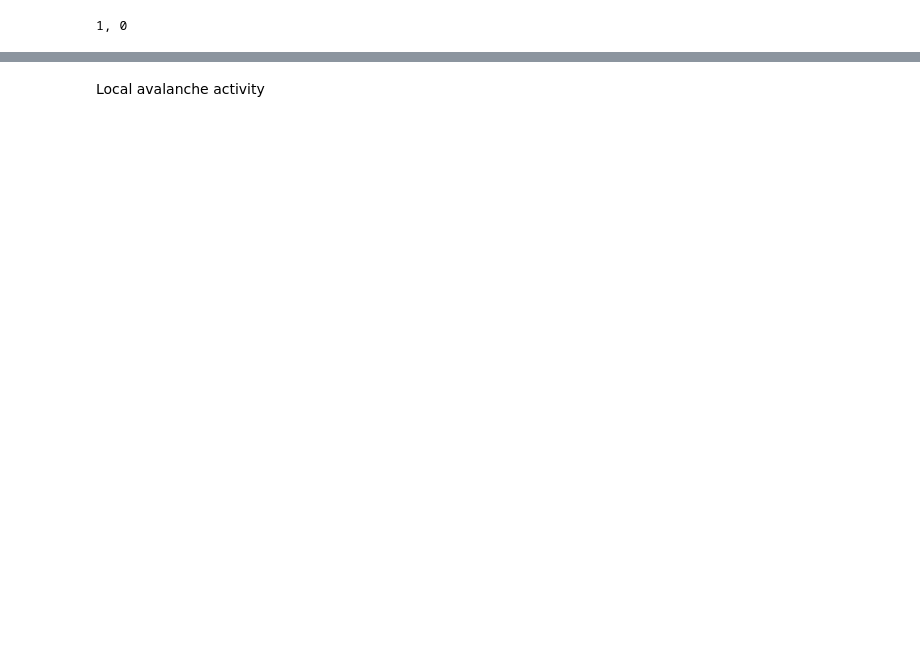
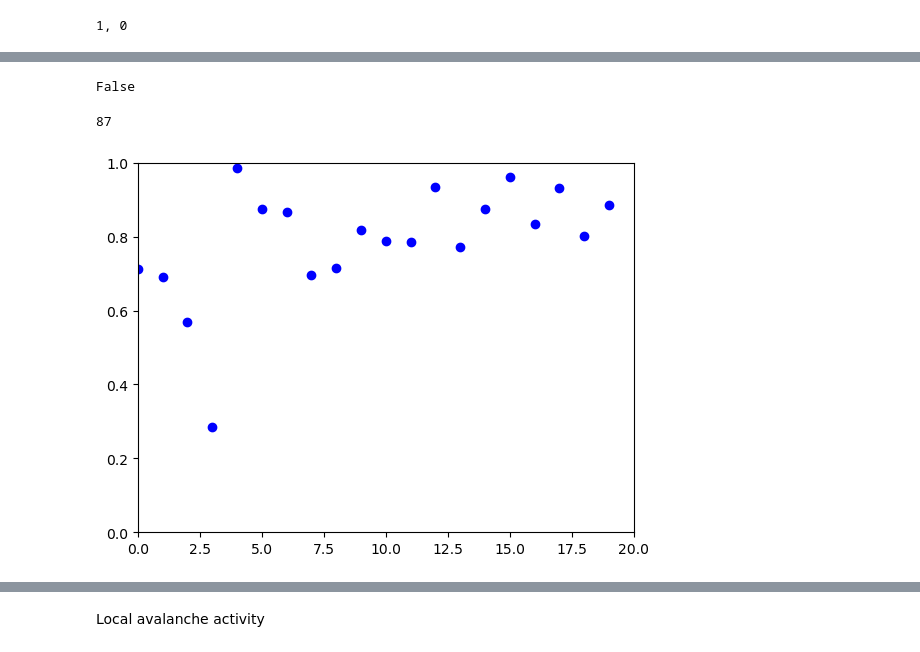
Before and after one commit to elizllaw/CSS_group0, a Jupyter notebook: leon.ipynb, the cells around one changed output, grey strips where cells are left out. Drawn from its saved outputs; the diff is of its cells as text; code cells hidden in the pictures; blank space fills up the shorter version.

```diff
--- a/leon.ipynb
+++ b/leon.ipynb
@@ -93,0 +141,47 @@ while sum(x != 0 for x in avalanche_sizes_local) < 50:
+# %%
+all(all(x == sublist[0] for x in sublist) for sublist in animation_list)
+# %% [output]
+False
+# %%
+import matplotlib.animation as animation
+
+# Sample x and y lists
+species_locations = [[x for x in range(0,n_species)]] * len(animation_list)
+
+print(len(animation_list))
+
+# Set the frames per second (fps)
+fps = 10
+
+# Create a figure and axis
+fig, ax = plt.subplots()
+
+# Create an empty plot
+points, = ax.plot([], [], 'bo')
+
+# Set the axes limits
+ax.set_xlim(0, n_species)
+ax.set_ylim(0, 1)
+
+# Function to update the plot for each frame
+def update(frame):
+    # Get the x and y values for the current frame
+    y = animation_list[frame]
+    x = species_locations[frame]
+
+    # Update the data of the plot
+    points.set_data(x, y)
+
+    return points,
+
+# Create the animation
+ani = animation.FuncAnimation(fig, update, frames=len(animation_list), interval=1000/fps)
+
+# Save the animation as an mp4 file
+ani.save('animation.gif', writer='pillow')
+
+# Display the animation
+plt.show()
+# %% [output]
+87
+[figure, added]
```
Also changed, not shown: parts of 17 cells of this notebook.
